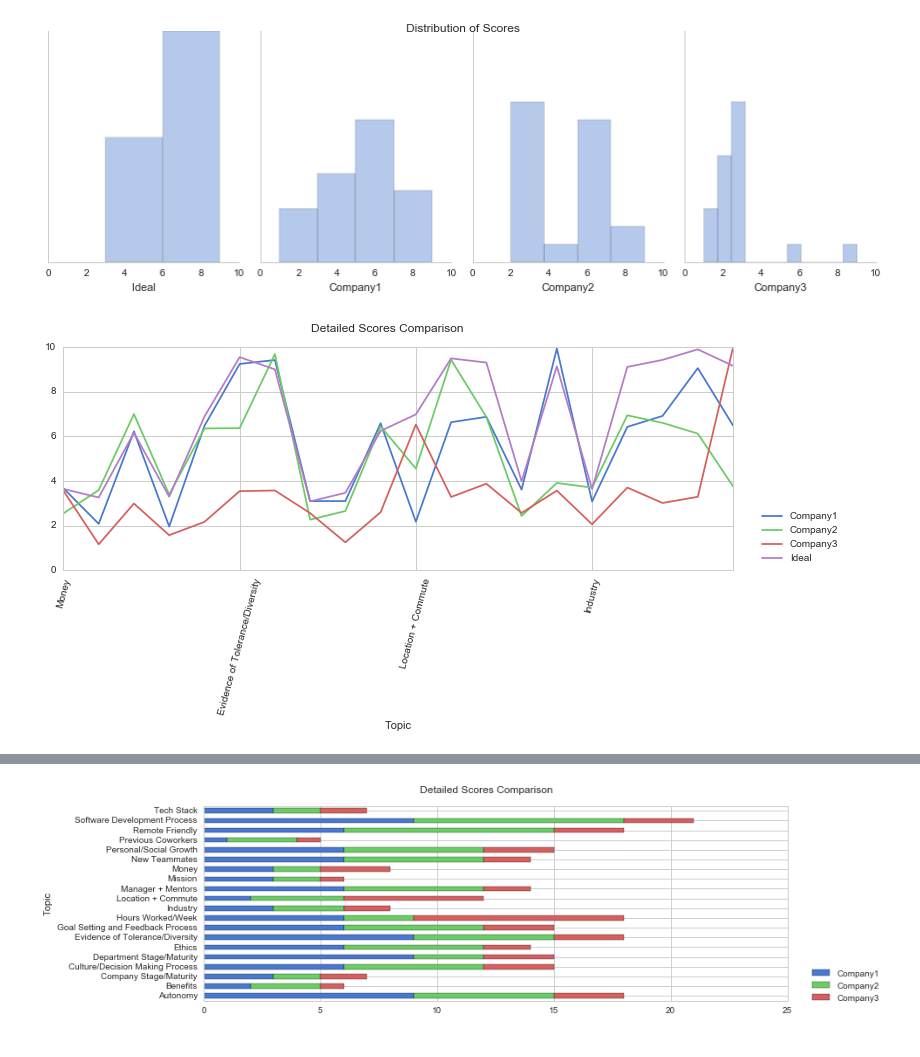
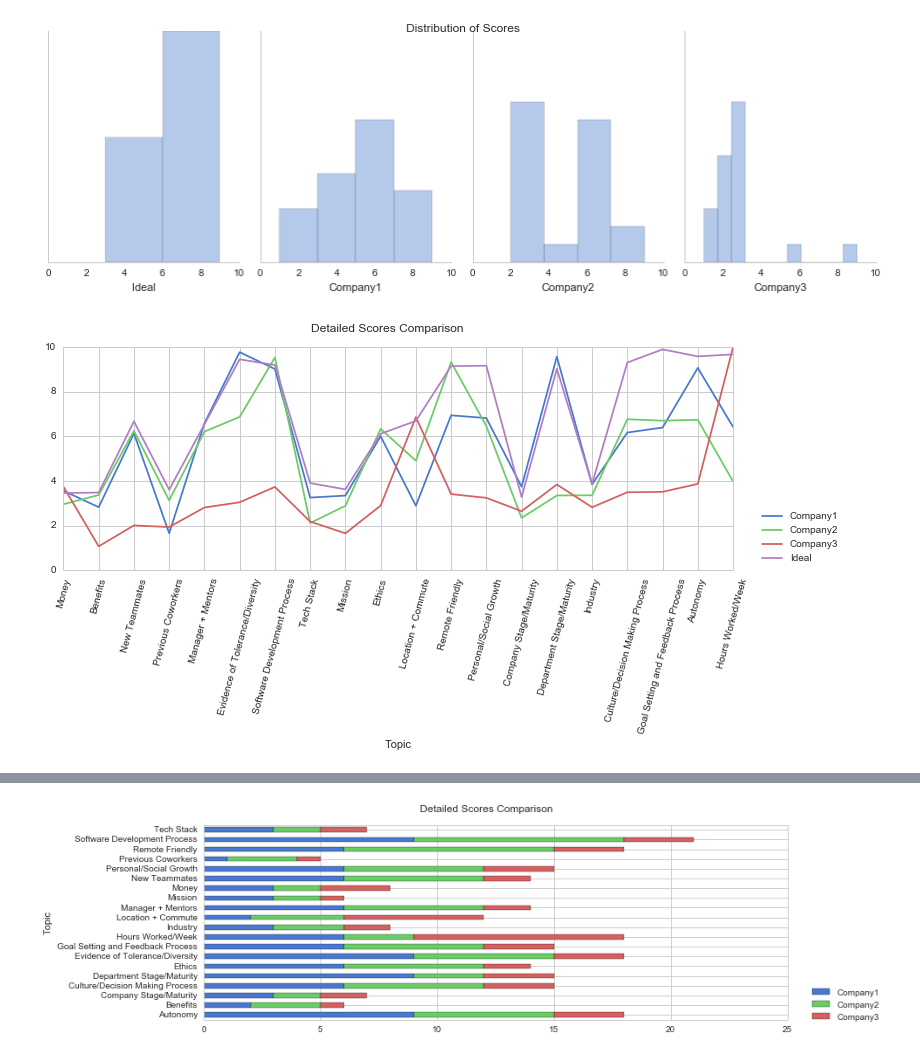
Before and after one commit to martinwalsh/candidate_considerations, a Jupyter notebook: Candidate Considerations Survey Visualization.ipynb, the cells around one changed output, grey strips where cells are left out. Saved outputs shown, nothing was run; the diff lists cells and outputs as text; code cells hidden in the pictures.

Commit message:
fix linechart xtick ordering

```diff
--- a/Candidate Considerations Survey Visualization.ipynb
+++ b/Candidate Considerations Survey Visualization.ipynb
@@ -128,13 +128,14 @@ sns.despine()
 # %%
 _, ax = pylab.subplots(1, 1)
 ax.set_ylim(0, df.Score.max() + 1)
 jitter.groupby('Company').plot(x='Topic', y="Score", kind='line', ax=ax)
 # df.groupby('Company').plot(x='Topic', y="Score", kind='line', ax=ax)
-pylab.xticks(rotation=75)
+#pylab.xticks(rotation=75)
 pylab.gcf().suptitle('Detailed Scores Comparison')
+pylab.xticks(range(len(df.Topic.unique())), df.Topic.unique(), rotation=75)
 _ = pylab.legend([v[0] for v in df.groupby('Company')], loc=9, bbox_to_anchor=(1.1, 0.30))
 # %% [output]
-[figure, old version]
+[figure, new version]
 # %%
 from scipy.interpolate import spline
 x = range(0, len(df.Topic.unique()))
```
Also changed, not shown: parts of 2 cells of this notebook.
